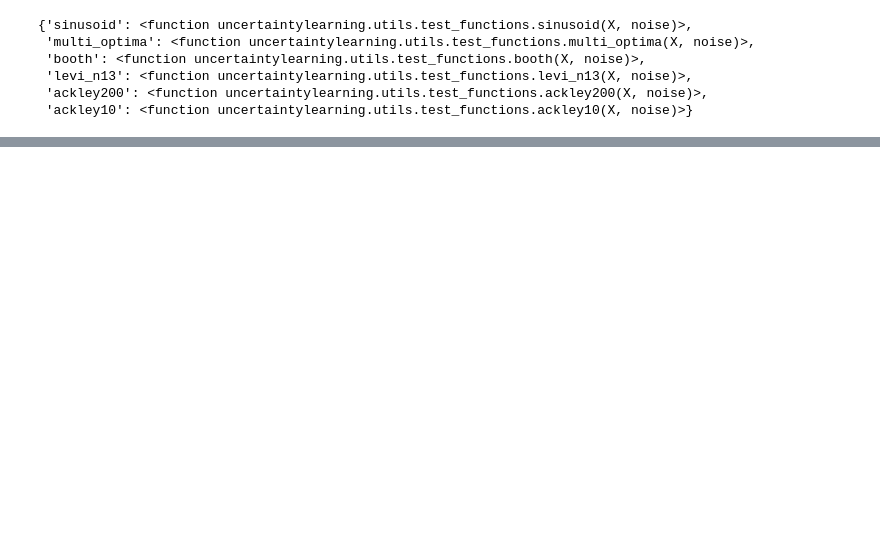
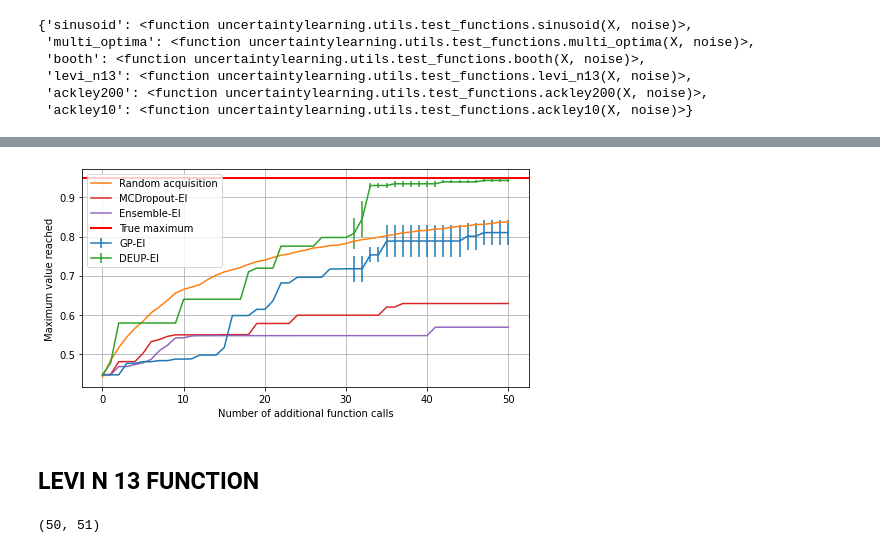
Before and after one commit to MJ10/DEUP, a Jupyter notebook: notebooks/paperfigures.ipynb, the cells around one changed output, grey strips where cells are left out. Drawn from its saved outputs; the diff is of its cells as text; code cells hidden in the pictures; blank space fills up the shorter version.

```diff
--- a/notebooks/paperfigures.ipynb
+++ b/notebooks/paperfigures.ipynb
@@ -75,0 +81,19 @@ plt.savefig('figs/multioptima_results.pdf')
+# %%
+# APPENDIX PLOT with all methods
+plt.figure(figsize = (8, 4))
+plt.errorbar(range(1 + n_steps), results['gp'].mean(0), results['gp'].std(0) * (np.arange(51) > 30) / np.sqrt(5), label='GP-EI')
+plt.plot(range(1 + n_steps), random_acq.mean(0), label='Random acquisition')
+plt.errorbar(range(1 + n_steps), results['gpdeup'].mean(0), results['gpdeup'].std(0) * (np.arange(51) > 30) / np.sqrt(5), label='DEUP-EI')
+plt.plot(range(1 + n_steps), results['mcdropout'].mean(0), label='MCDropout-EI')
+plt.plot(range(1 + n_steps), results['ensemble'].mean(0), label='Ensemble-EI')
+plt.axhline(f(x).max().item(), linewidth=2, color='r', label='True maximum')
+plt.legend()
+plt.grid()
+plt.xlabel("Number of additional function calls")
+plt.ylabel("Maximum value reached")
+plt.savefig('figs/multioptima_results_appendix.pdf')
+plt.show()
+# %% [output]
+[figure, added]
+# %% [markdown]
+## LEVI N 13 FUNCTION
@@ -76 +108,8 @@ plt.savefig('figs/multioptima_results.pdf')
+# %%
+x_random = torch.zeros((56, 50, 2)).uniform_(-10, 10)
+y_random = f(x_random.view(-1, x_random.size(-1))).view(x_random.size(0), x_random.size(1))
+random_acq = np.maximum.accumulate(y_random, axis=0).numpy().T[:, -51:]
+random_acq.shape
+# %% [output]
+(50, 51)
 # %%
```
Also changed, not shown: parts of 12 cells of this notebook, 8 other files.
